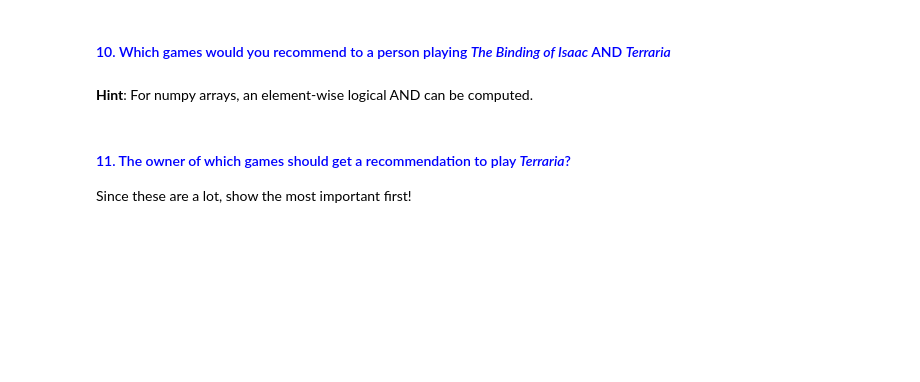
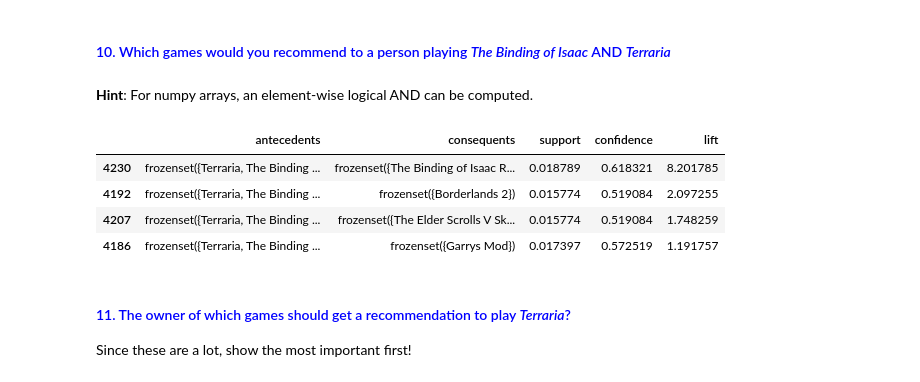
Before and after one commit to MrBierflasche/Studium, a Jupyter notebook: 3_Semester/MachineLearning/homework/04_Association_Rules/MLEA_04_EX_AssociationRules.ipynb, the cells around one changed output. Cells and saved outputs as stored; diff of their text form; code cells hidden in the pictures; blank space fills up the shorter version.

```diff
--- a/3_Semester/MachineLearning/homework/04_Association_Rules/MLEA_04_EX_AssociationRules.ipynb
+++ b/3_Semester/MachineLearning/homework/04_Association_Rules/MLEA_04_EX_AssociationRules.ipynb
@@ -54,6 +168,16 @@ Probably you found 6488 rules in total.
 <h4 style="color:blue">10. Which games would you recommend to a person playing <em>The Binding of Isaac</em> AND <em>Terraria</em> </h4>
 # %% [markdown]
 **Hint**: For numpy arrays, an element-wise logical AND can be computed.
+# %%
+ante = frozenset({'The Binding of Isaac', 'Terraria'})
+mask = rules['antecedents'] == ante
+rules[mask].sort_values('lift', ascending=False)[cols]
+# %% [output]
+|  | antecedents | consequents | support | confidence | lift |
+| 4230 | frozenset({Terraria, The Binding ... | frozenset({The Binding of Isaac R... | 0.018789 | 0.618321 | 8.201785 |
+| 4192 | frozenset({Terraria, The Binding ... | frozenset({Borderlands 2}) | 0.015774 | 0.519084 | 2.097255 |
+| 4207 | frozenset({Terraria, The Binding ... | frozenset({The Elder Scrolls V Sk... | 0.015774 | 0.519084 | 1.748259 |
+| 4186 | frozenset({Terraria, The Binding ... | frozenset({Garrys Mod}) | 0.017397 | 0.572519 | 1.191757 |
 # %% [markdown]
 <h4 style="color:blue">11. The owner of which games should get a recommendation to play <em>Terraria</em>?</h4>
 
```
Also changed, not shown: parts of 10 cells of this notebook, 5 other files.
